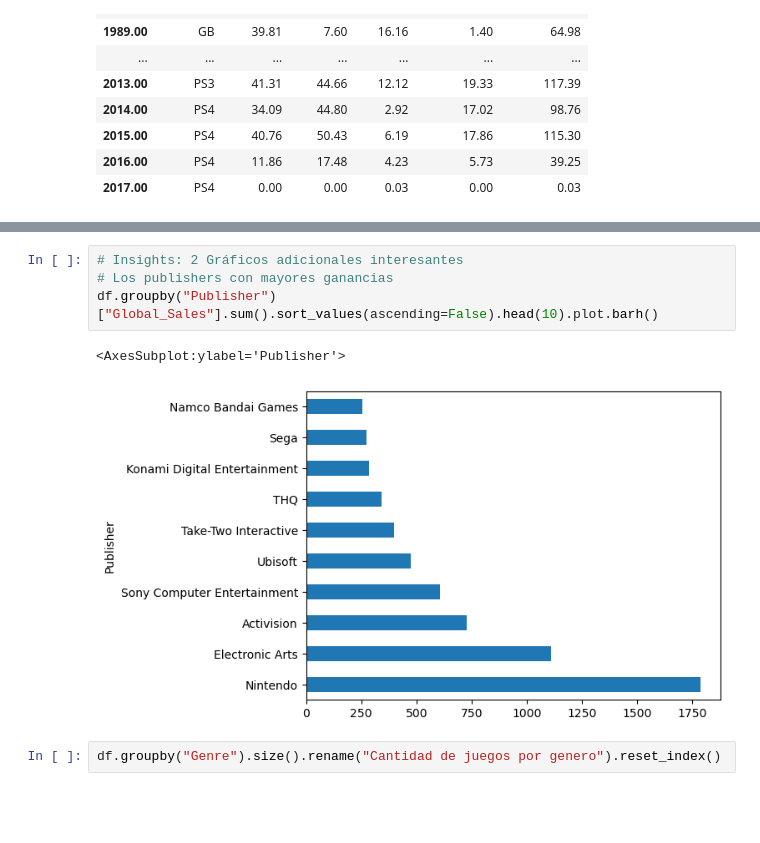
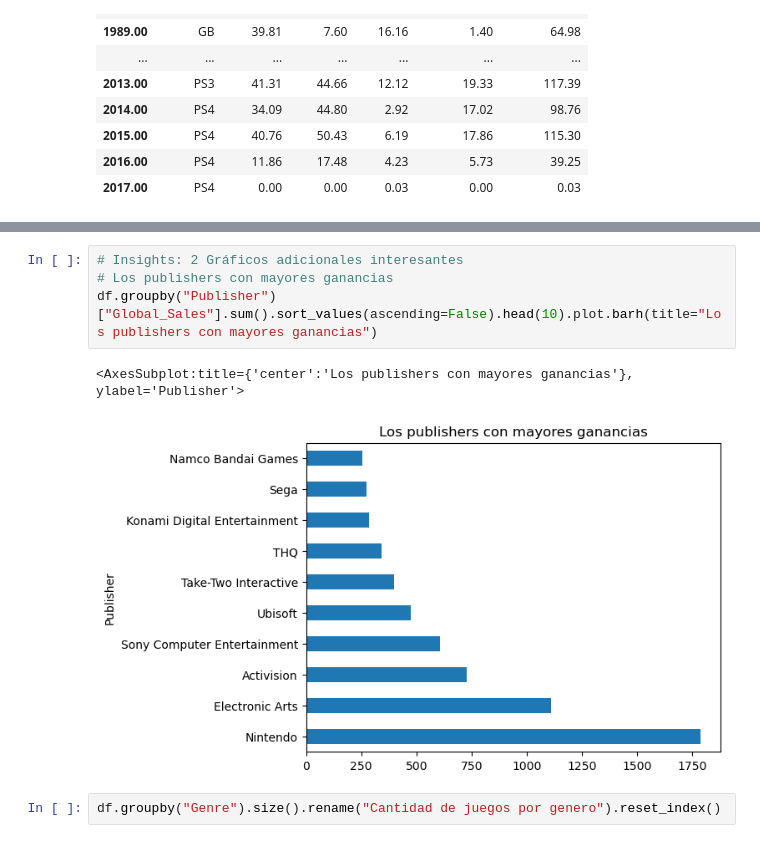
Before and after one commit to Victra-Luperca97/Proyecto-Kaggle-EBAC, a Jupyter notebook: Actividad Modulo 19.ipynb, the cells around one changed output, grey strips where cells are left out. Drawn from its saved outputs; the diff is of its cells as text; blank space fills up the shorter version.

```diff
--- a/Actividad Modulo 19.ipynb
+++ b/Actividad Modulo 19.ipynb
@@ -289,10 +289,10 @@ df.sample()
 # %%
 # Insights: 2 Gráficos adicionales interesantes
 # Los publishers con mayores ganancias
-df.groupby("Publisher")["Global_Sales"].sum().sort_values(ascending=False).head(10).plot.barh()
+df.groupby("Publisher")["Global_Sales"].sum().sort_values(ascending=False).head(10).plot.barh(title="Los publishers con mayores ganancias")
 # %% [output]
-<AxesSubplot:ylabel='Publisher'>
+<AxesSubplot:title={'center':'Los publishers con mayores ganancias'}, ylabel='Publisher'>
-[figure, old version]
+[figure, new version]
 # %%
 df.groupby("Genre").size().rename("Cantidad de juegos por genero").reset_index()
 # %% [output]
```
Also changed, not shown: parts of 7 cells of this notebook.
